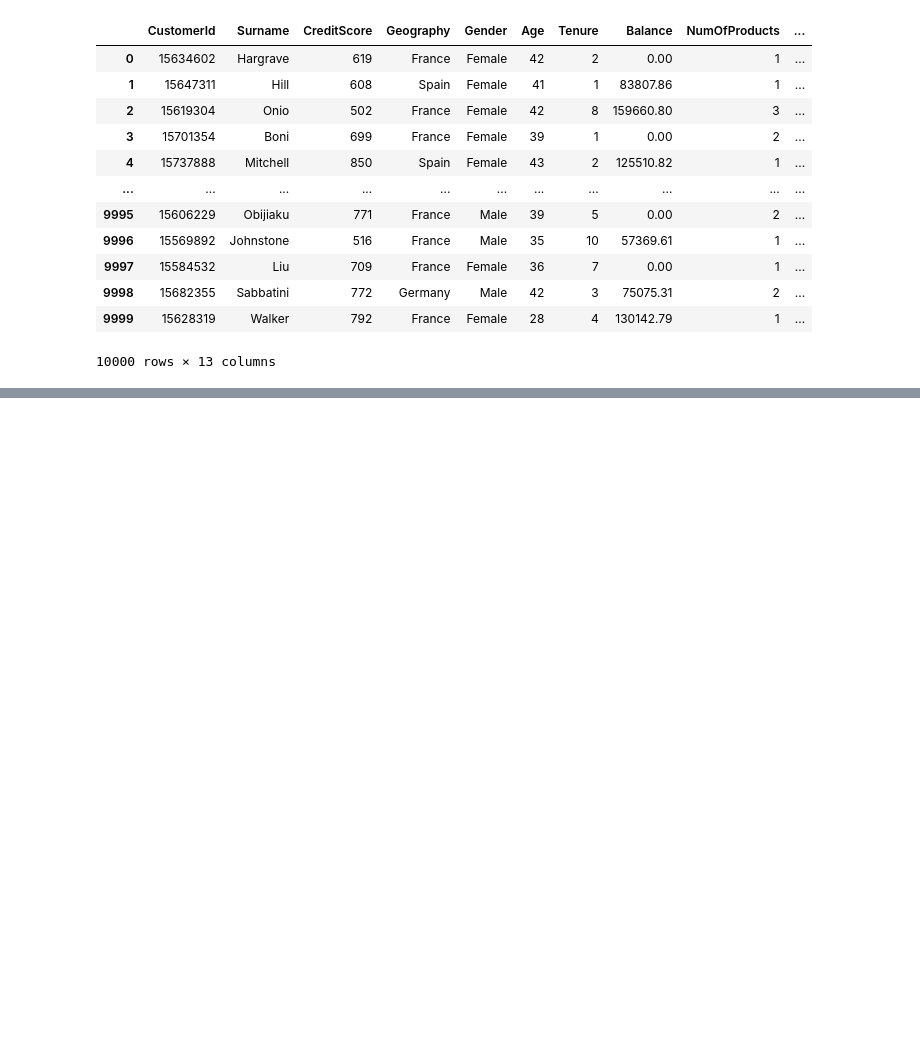
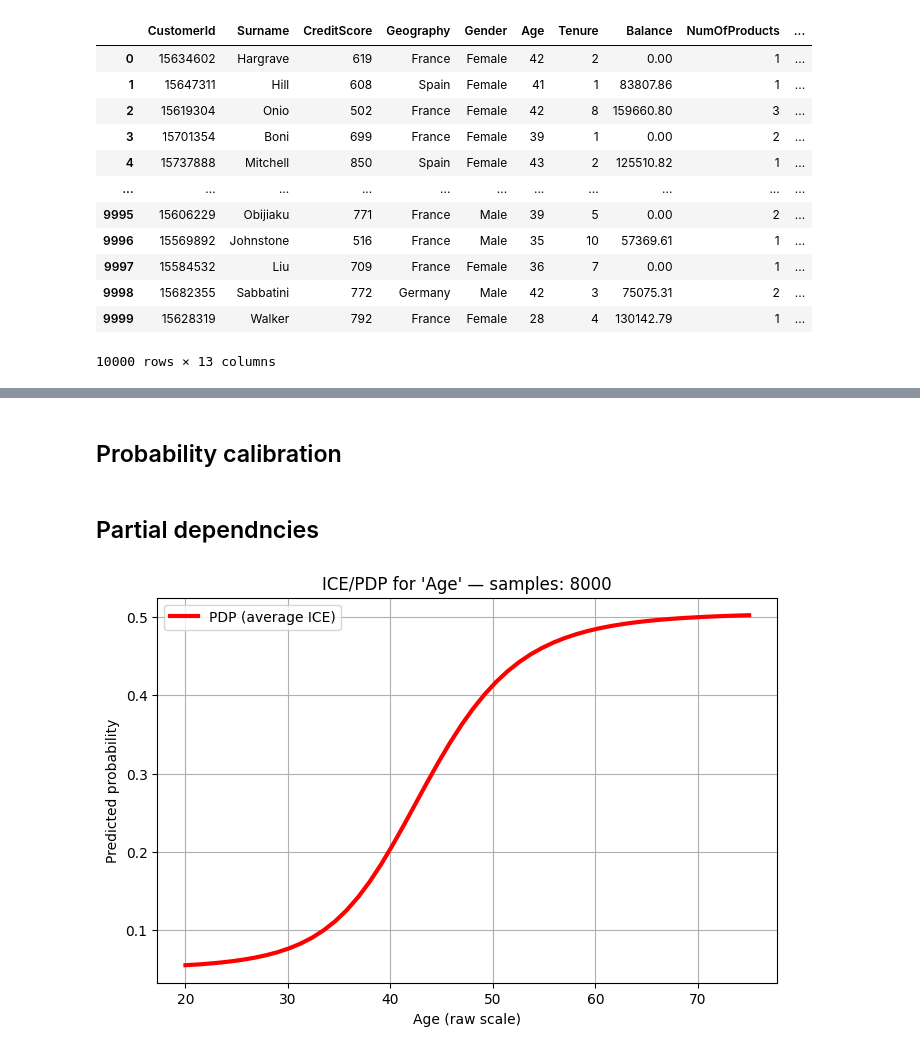
Before and after one commit to ArnauFabregat/probability_estimation, a Jupyter notebook: dev.ipynb, the cells around one changed output, grey strips where cells are left out. Drawn from its saved outputs; the diff is of its cells as text; code cells hidden in the pictures; blank space fills up the shorter version.

```diff
--- a/dev.ipynb
+++ b/dev.ipynb
@@ -93,0 +71,16 @@ for epoch in range(5):
+# %%
+# Define the NN
+all_vars = list(x_tr.columns)  # must match column order
+non_mon_vars = ['CreditScore', 'Tenure', 'HasCrCard', 'EstimatedSalary']
+pos_mon_vars = ["Age", "Balance"]
+neg_mon_vars = ["NumOfProducts", "IsActiveMember"]
+
+model = MonotonicNN(
+    all_variables=all_vars,
+    non_monotonic_vars=non_mon_vars,
+    positive_monotonic_vars=pos_mon_vars,
+    negative_monotonic_vars=neg_mon_vars,
+    hidden_non=16,
+    hidden_pos=8,
+    hidden_neg=8
+)
@@ -93,0 +133,17 @@ for epoch in range(5):
+# %% [markdown]
+## Probability calibration
+# %% [markdown]
+## Partial dependncies
+# %%
+ice_age = ice_pdp_plot(
+    model=model,
+    X_raw=x_tr.values,
+    X_std=x_tr_std,
+    feature_name="Age",
+    all_vars=all_vars,
+    mode="pdp",
+    num_points=50,
+    n_samples=None,
+)
+# %% [output]
+[figure, added]
```
Also changed, not shown: parts of 19 cells of this notebook, 7 other files.
